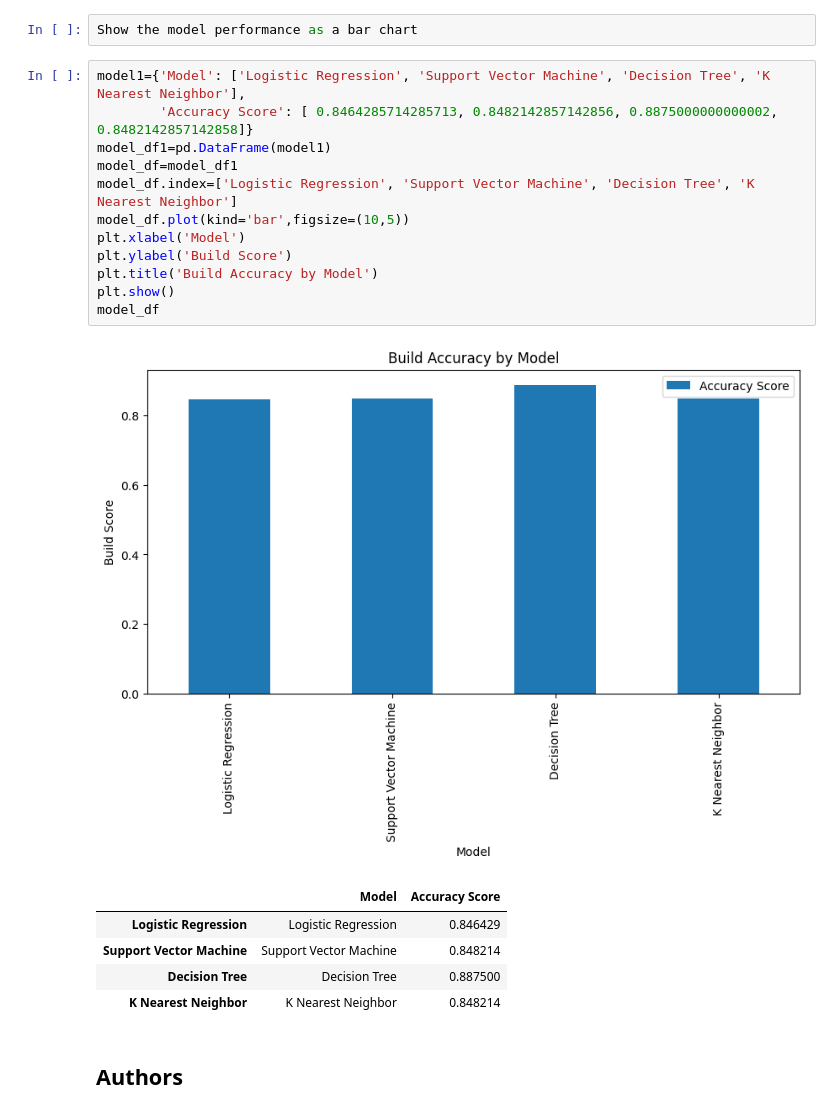
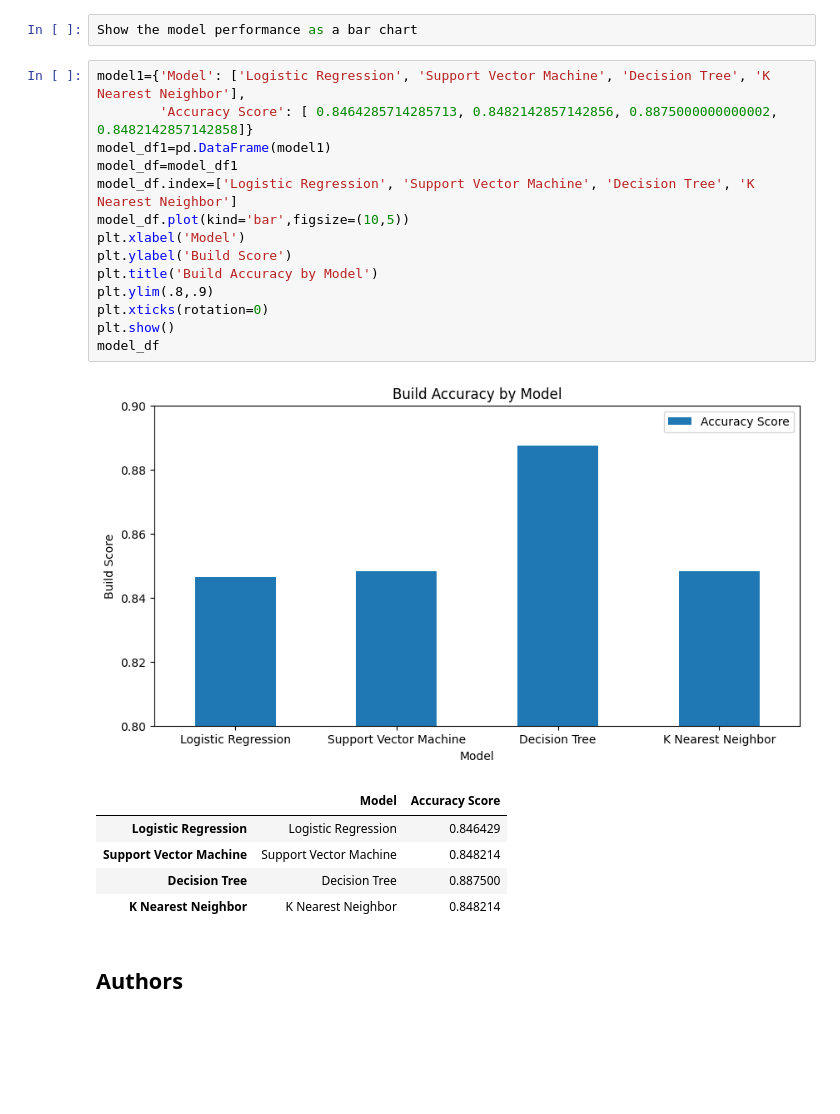
Before and after one commit to FirepitSaturday/Data_Science_Capstone_Project, a Jupyter notebook: SpaceX_Machine Learning Prediction_Part_5.ipynb, the cells around one changed output. Saved outputs shown, nothing was run; the diff lists cells and outputs as text; blank space fills up the shorter version.

```diff
--- a/SpaceX_Machine Learning Prediction_Part_5.ipynb
+++ b/SpaceX_Machine Learning Prediction_Part_5.ipynb
@@ -385,17 +402,19 @@ Show the model performance as a bar chart
 # %%
 model1={'Model': ['Logistic Regression', 'Support Vector Machine', 'Decision Tree', 'K Nearest Neighbor'],
         'Accuracy Score': [ 0.8464285714285713, 0.8482142857142856, 0.8875000000000002, 0.8482142857142858]}
 model_df1=pd.DataFrame(model1)
 model_df=model_df1
 model_df.index=['Logistic Regression', 'Support Vector Machine', 'Decision Tree', 'K Nearest Neighbor']
 model_df.plot(kind='bar',figsize=(10,5))
 plt.xlabel('Model')
 plt.ylabel('Build Score')
 plt.title('Build Accuracy by Model')
+plt.ylim(.8,.9)
+plt.xticks(rotation=0)
 plt.show()
 model_df
 # %% [output]
-[figure, old version]
+[figure, new version]
 |  | Model | Accuracy Score |
 | Logistic Regression | Logistic Regression | 0.846429 |
 | Support Vector Machine | Support Vector Machine | 0.848214 |
```
Also changed, not shown: parts of 16 cells of this notebook.
